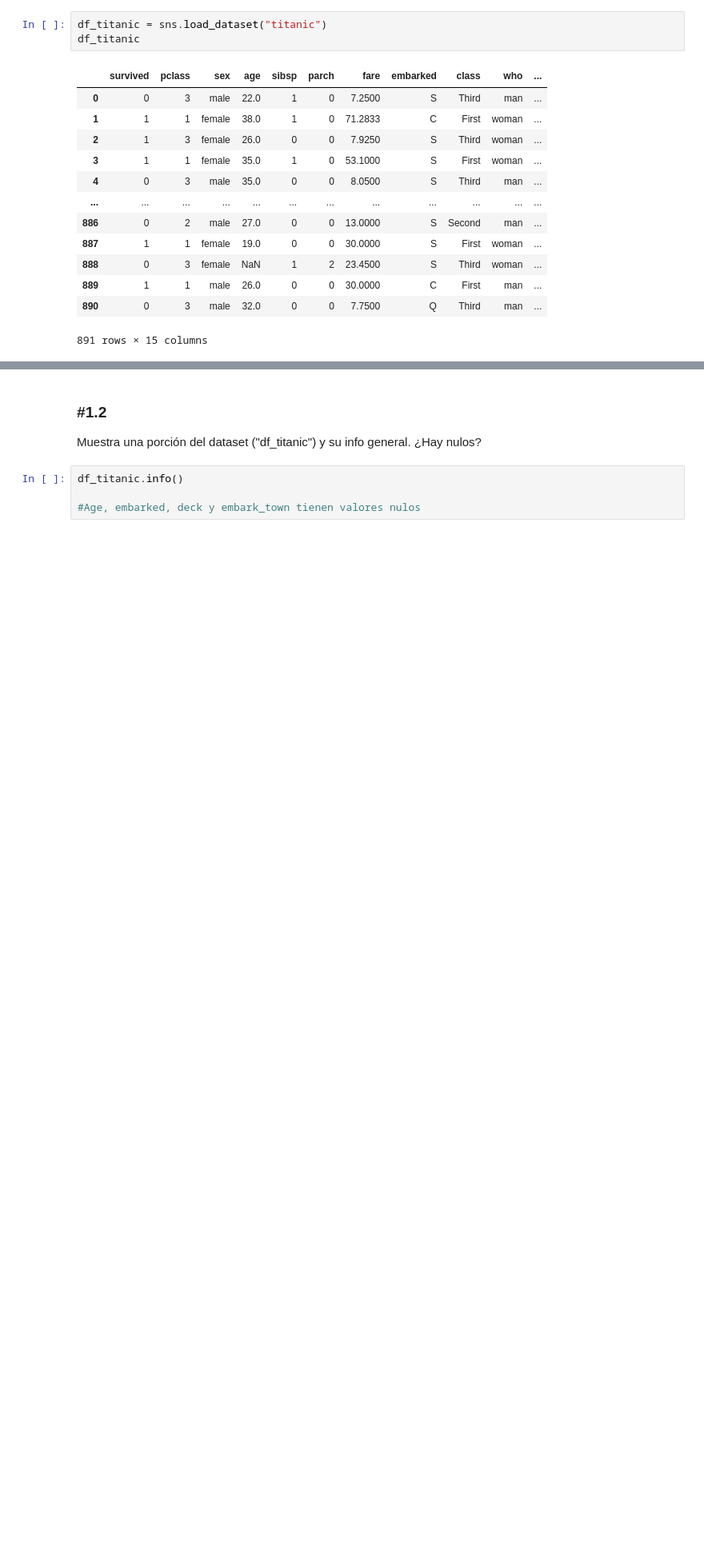
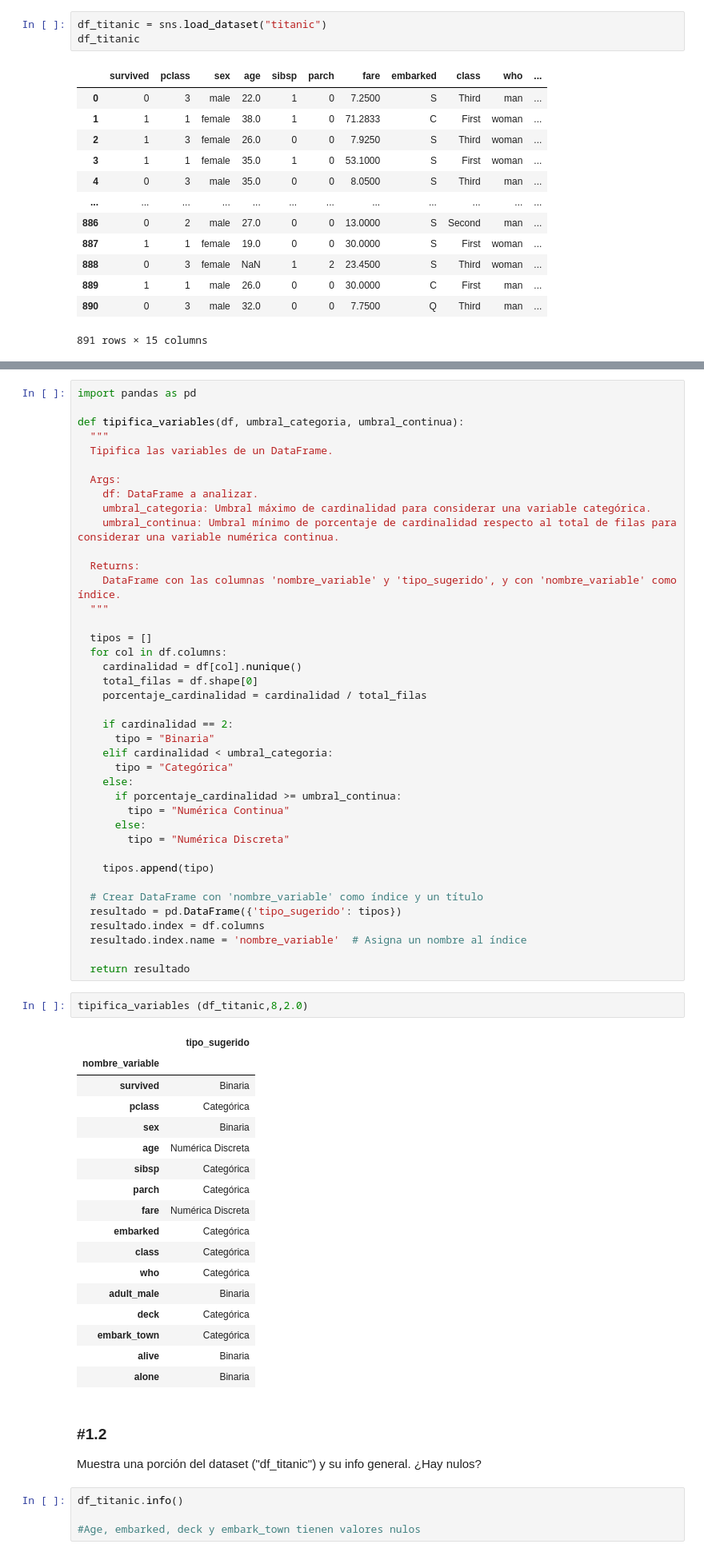
Before and after one commit to redani77/ONLINE_DS_THEBRIDGE_DaniCastillo, a Jupyter notebook: 007 ANALISIS DESCRIPTIVO/Unidad_01/Practica_Obligatoria/18_Practica_Obligatoria_Univariante.ipynb, the cells around one changed output, grey strips where cells are left out. Shown at 80% size. Drawn from its saved outputs; the diff is of its cells as text; blank space fills up the shorter version.

```diff
--- a/007 ANALISIS DESCRIPTIVO/Unidad_01/Practica_Obligatoria/18_Practica_Obligatoria_Univariante.ipynb
+++ b/007 ANALISIS DESCRIPTIVO/Unidad_01/Practica_Obligatoria/18_Practica_Obligatoria_Univariante.ipynb
@@ -67,3 +166,63 @@ df_titanic
+# %%
+import pandas as pd
+
+def tipifica_variables(df, umbral_categoria, umbral_continua):
+  """
+  Tipifica las variables de un DataFrame.
+
+  Args:
+    df: DataFrame a analizar.
+    umbral_categoria: Umbral máximo de cardinalidad para considerar una variable categórica.
+    umbral_continua: Umbral mínimo de porcentaje de cardinalidad respecto al total de filas para considerar una variable numérica continua.
+
+  Returns:
+    DataFrame con las columnas 'nombre_variable' y 'tipo_sugerido', y con 'nombre_variable' como índice.
+  """
+
+  tipos = []
+  for col in df.columns:
+    cardinalidad = df[col].nunique()
+    total_filas = df.shape[0]
+    porcentaje_cardinalidad = cardinalidad / total_filas
+
+    if cardinalidad == 2:
+      tipo = "Binaria"
+    elif cardinalidad < umbral_categoria:
+      tipo = "Categórica"
+    else:
+      if porcentaje_cardinalidad >= umbral_continua:
+        tipo = "Numérica Continua"
+      else:
+        tipo = "Numérica Discreta"
+
+    tipos.append(tipo)
+
+  # Crear DataFrame con 'nombre_variable' como índice y un título
+  resultado = pd.DataFrame({'tipo_sugerido': tipos})
+  resultado.index = df.columns
+  resultado.index.name = 'nombre_variable'  # Asigna un nombre al índice
+
+  return resultado
+# %%
+tipifica_variables (df_titanic,8,2.0)
+# %% [output]
+|  | tipo_sugerido |
+| nombre_variable |  |
+| survived | Binaria |
+| pclass | Categórica |
+| sex | Binaria |
+| age | Numérica Discreta |
+| sibsp | Categórica |
+| parch | Categórica |
+| fare | Numérica Discreta |
+| embarked | Categórica |
+| class | Categórica |
+| who | Categórica |
+| adult_male | Binaria |
+| deck | Categórica |
+| embark_town | Categórica |
+| alive | Binaria |
+| alone | Binaria |
 # %% [markdown]
 ### #1.2
 
```
Also changed, not shown: parts of 7 cells of this notebook, 1 other file.
